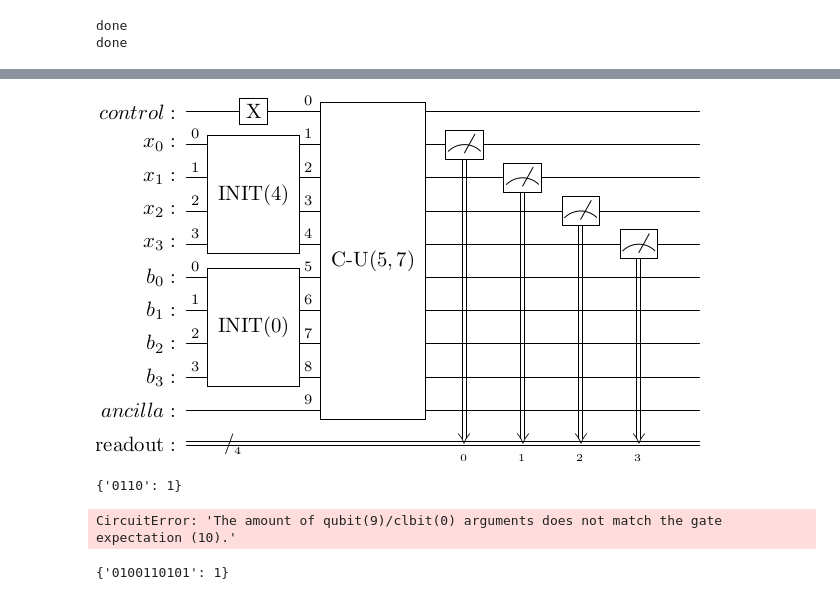
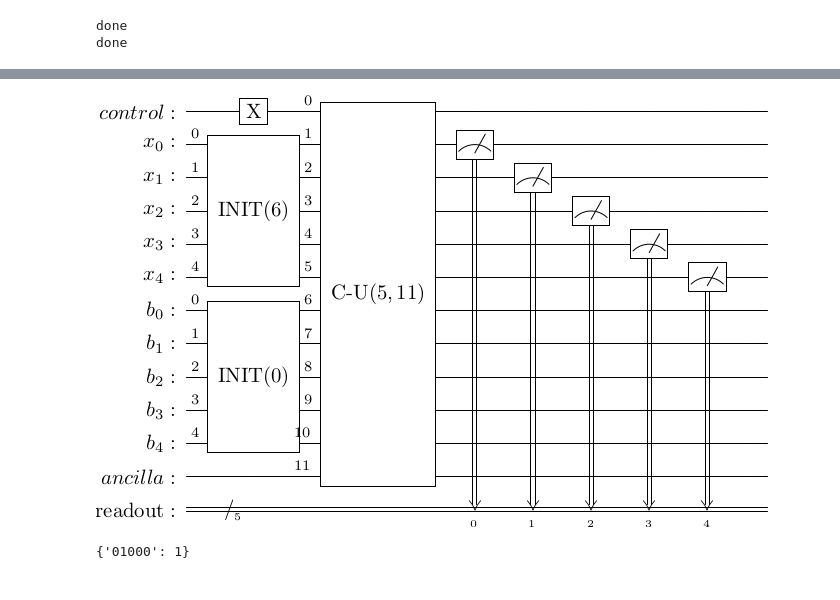
Before and after one commit to Treks2448/shors-algorithm, a Jupyter notebook: controlled-u-gate.ipynb, the cells around one changed output, grey strips where cells are left out. Saved outputs shown, nothing was run; the diff lists cells and outputs as text; code cells hidden in the pictures.

Commit message:
Completed controlled U gate implementation

```diff
--- a/controlled-u-gate.ipynb
+++ b/controlled-u-gate.ipynb
@@ -33,25 +33,29 @@ from qiskit import QuantumCircuit, ClassicalRegister, QuantumRegister
 from qiskit.circuit.library import QFT
 from math import log, ceil, floor, pi
 
-def c_U(a, N, n_x_qubits, n_b_qubits):
+def c_U(a, N, x, n_b_qubits):
     cU_circ = QuantumCircuit(
         QuantumRegister(1, name="control"),
-        QuantumRegister(n_x_qubits, name="x"),
+        QuantumRegister(n_b_qubits, name="x"),
         QuantumRegister(n_b_qubits, name="b"),
         QuantumRegister(1, name="ancilla")
     )
     cU_circ.append(
-        c_mod_mul(a, N, n_x_qubits, n_b_qubits).to_gate(label=f"CMUL({a})MOD({N})"),
-        range(1 + n_x_qubits + n_b_qubits + 1)
+        c_mod_mul(a, N, x, n_b_qubits).to_gate(label=f"CMUL({a})MOD({N})"),
+        range(1 + n_b_qubits + n_b_qubits + 1)
+    )
+    c_swap = QuantumCircuit(
+        QuantumRegister(n_b_qubits, name="reg1"),
+        QuantumRegister(n_b_qubits, name="reg2")
     )
     for i in range(n_x_qubits):
-        cU_circ.swap(i+1, n_x_qubits + i+1)
-    #cU_circ.append(swap_circuit(n_x_qubits + n_b_qubits).to_gate(label=f"SWAP"), range(1, n_x_qubits + n_b_qubits + 1))
+        c_swap.swap(i+1, n_b_qubits + i+1)
+    cU_circ.append(c_swap.to_gate(label="C-SWAP").control(1), range(1 + 2 * n_b_qubits))
     a_inv = linear_comb_gcd(N, a)[2]
     if (a_inv < 0):
         a_inv = -a_inv
     cU_circ.append(
-        c_mod_mul(a_inv, N, n_x_qubits, n_b_qubits).inverse().to_gate(label=f"CMUL({a_inv})MOD({N})"),
-        range(1 + n_x_qubits + n_b_qubits + 1)
+        c_mod_mul(a_inv, N, x, n_b_qubits).inverse().to_gate(label=f"CMUL({a_inv})MOD({N})"),
+        range(1 + n_b_qubits + n_b_qubits + 1)
     )
     return cU_circ
@@ -70,37 +74,37 @@ c_U(a, N, x, n_b_qubits).draw("latex")
 # %%
 a = 5
-x = 4
+x = 6
 b = 0
-N = 7
+N = 11
 n_req = floor(log(N, 2)) + 1
 n_qubits = n_req + 1
 n_b_qubits = n_qubits
 
 test_circ = QuantumCircuit(
     QuantumRegister(1, name="control"),
     QuantumRegister(n_b_qubits, name="x"),
     QuantumRegister(n_b_qubits, name="b"),
     QuantumRegister(1, name="ancilla"),
     ClassicalRegister(n_b_qubits, name="readout")
 )
 test_circ.x(0)
 test_circ.append(
     init_x_circuit(x, n_b_qubits, msb_top=False).to_gate(label=f"INIT({x})"),
     [i + 1 for i in range(n_b_qubits)]
 )
 test_circ.append(
     init_x_circuit(b, n_b_qubits, msb_top=False).to_gate(label=f"INIT({b})"),
     [i + 1 + n_b_qubits for i in range(n_b_qubits)]
 )
 test_circ.append(
     c_U(a, N, x, n_b_qubits).to_gate(label=f"C-U({a},{N})"),
     range(1 + n_b_qubits + n_b_qubits + 1)
 )
 measure_qubits = []
 test_circ.measure(range(1, 1 + n_b_qubits), range(0, n_b_qubits))
 test_circ.draw("latex")
 # %% [output]
-[figure, old version]
+[figure, new version]
 # %%
 from qiskit.providers.aer import QasmSimulator
 from qiskit import transpile
@@ -117,55 +121,4 @@ simulation_result = simulation.result()
 counts = simulation_result.get_counts(compiled_circuit)
 counts
 # %% [output]
-{'0110': 1}
+{'01000': 1}
-# %%
-test2 = QuantumCircuit(
-    QuantumRegister(1, name="control"),
-    QuantumRegister(n_x_qubits, name="x"),
-    QuantumRegister(n_b_qubits, name="b"),
-    QuantumRegister(1, name="ancilla"),
-    ClassicalRegister(n_x_qubits, name="readout")
-)
-test2.x(0)
-test2.append(
-    init_x_circuit(x, n_x_qubits, msb_top=False).to_gate(label=f"INIT({x})"),
-    [i + 1 for i in range(n_x_qubits)]
-)
-test2.append(
-    init_x_circuit(b, n_b_qubits, msb_top=False).to_gate(label=f"INIT({b})"),
-    [i + 1 + n_x_qubits for i in range(n_b_qubits)]
-)
-test2.append(
-    c_mod_mul(a, N, n_x_qubits, n_b_qubits).to_gate(label=f"CMUL({a})MOD({N})"),
-    range(1 + n_x_qubits + n_b_qubits + 1)
-)
-for i in range(n_x_qubits):
-    test2.swap(i+1, n_x_qubits + i+1)
-test2.measure(range(1, 1 + n_x_qubits), range(0, n_b_qubits))
-"""
-#cU_circ.append(swap_circuit(n_x_qubits + n_b_qubits).to_gate(label=f"SWAP"), range(1, n_x_qubits + n_b_qubits + 1))
-a_inv = linear_comb_gcd(N, a)[2]
-if (a_inv < 0):
-    a_inv = -a_inv
-test2.append(
-    c_mod_mul(a_inv, N, n_x_qubits, n_b_qubits).inverse().to_gate(label=f"CMUL({a_inv})MOD({N})"),
-    range(1 + n_x_qubits + n_b_qubits + 1)
-)
-"""
-test2.draw("latex")
-# %% [output]
-CircuitError: 'The amount of qubit(9)/clbit(0) arguments does not match the gate expectation (10).'
-# %%
-""" Simulation """
-# Create a simulator
-simulator = QasmSimulator()
-# Compile the circuit for the simulator
-compiled_circuit = transpile(test2, simulator)
-# Simulate the circuit
-simulation = simulator.run(compiled_circuit, shots=1)
-# Get the simulation results
-simulation_result = simulation.result()
-counts = simulation_result.get_counts(compiled_circuit)
-counts
-# %% [output]
-{'0100110101': 1}
```
Also changed, not shown: parts of 2 cells of this notebook.
